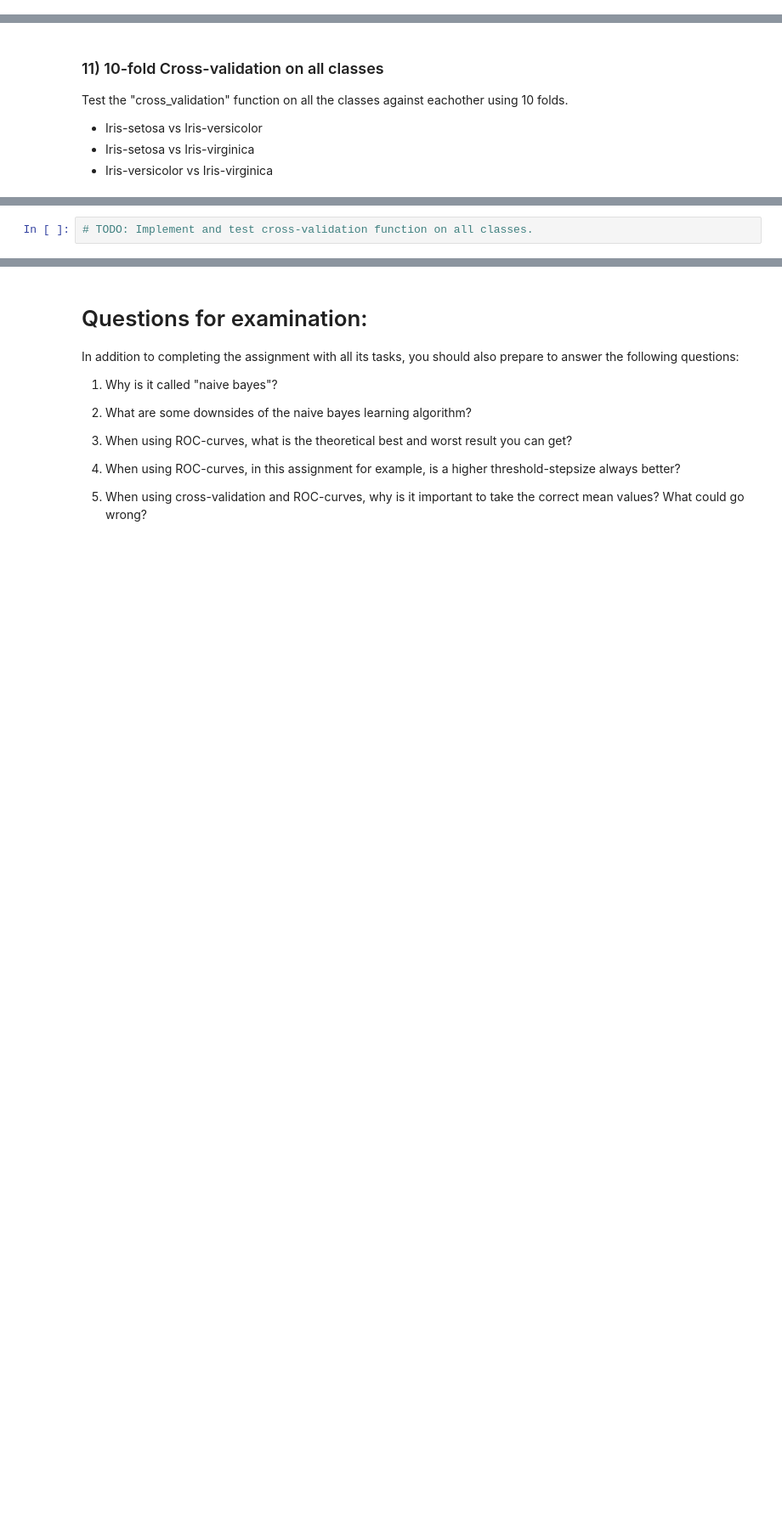
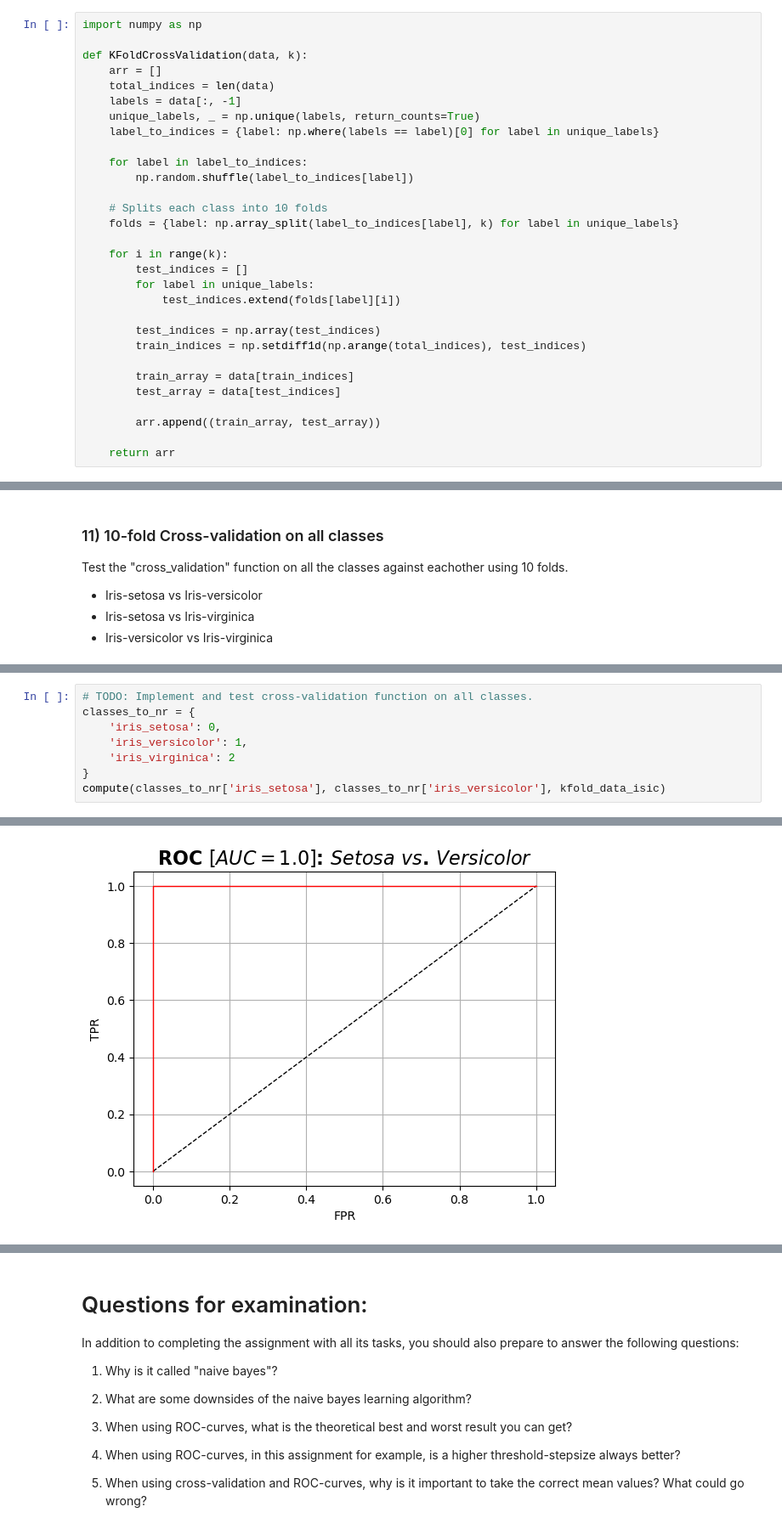
Before and after one commit to mosmar99/Naive-Bayes, a Jupyter notebook: ML-Assignment 1 - MO.ipynb, the cells around one changed output, grey strips where cells are left out. Shown: that part at 85% size. Saved outputs shown, nothing was run; the diff lists cells and outputs as text; blank space fills up the shorter version.

```diff
--- a/ML-Assignment 1 - MO.ipynb
+++ b/ML-Assignment 1 - MO.ipynb
@@ -438,6 +436,36 @@ The final task is to take everything you have implemented so far and apply it in
 **Note 3:** This part is a bit more free in terms of implementation, but make sure to use some of the previously implemented functions.
 # %% [markdown]
 ### 10) Cross-validation loop
+# %%
+import numpy as np
+
+def KFoldCrossValidation(data, k):
+    arr = []
+    total_indices = len(data)
+    labels = data[:, -1]
+    unique_labels, _ = np.unique(labels, return_counts=True)
+    label_to_indices = {label: np.where(labels == label)[0] for label in unique_labels}
+
+    for label in label_to_indices:
+        np.random.shuffle(label_to_indices[label])
+
+    # Splits each class into 10 folds
+    folds = {label: np.array_split(label_to_indices[label], k) for label in unique_labels}
+
+    for i in range(k):
+        test_indices = []
+        for label in unique_labels:
+            test_indices.extend(folds[label][i])
+
+        test_indices = np.array(test_indices)
+        train_indices = np.setdiff1d(np.arange(total_indices), test_indices)
+
+        train_array = data[train_indices]
+        test_array = data[test_indices]
+
+        arr.append((train_array, test_array))
+
+    return arr
 # %%
 def cross_validation(data, target, folds = 10, threshold_stepsize = 0.1):
 
@@ -463,2 +558,9 @@ Test the "cross_validation" function on all the classes against eachother using
 # %%
 # TODO: Implement and test cross-validation function on all classes.
+classes_to_nr = {
+    'iris_setosa': 0,
+    'iris_versicolor': 1,
+    'iris_virginica': 2
+}
+compute(classes_to_nr['iris_setosa'], classes_to_nr['iris_versicolor'], kfold_data_isic)
+# %% [output]
@@ -465,2 +568,3 @@ Test the "cross_validation" function on all the classes against eachother using
+[figure, added]
 # %%
 # TODO: Implement and test cross-validation function on all classes.
```
Also changed, not shown: parts of 10 cells of this notebook.
